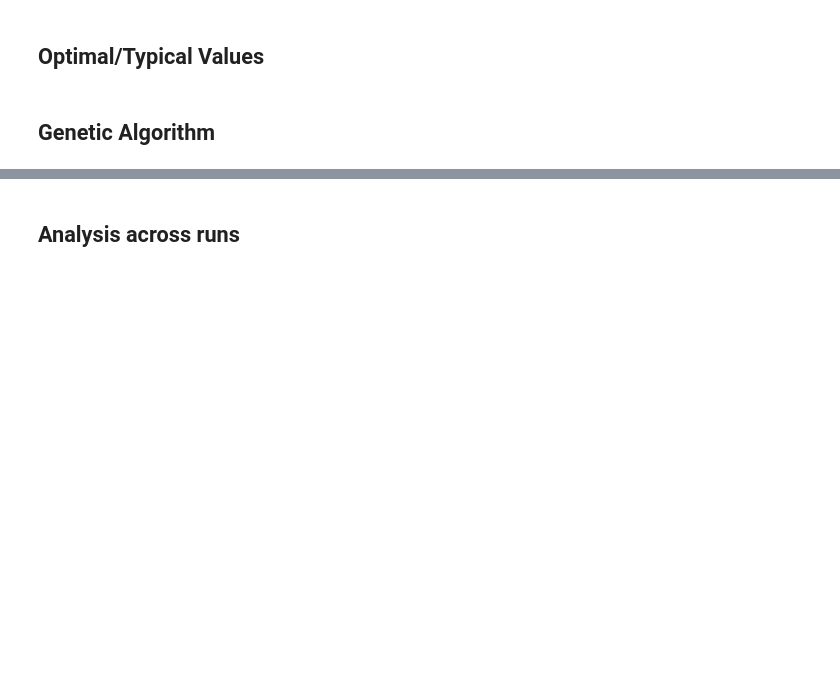
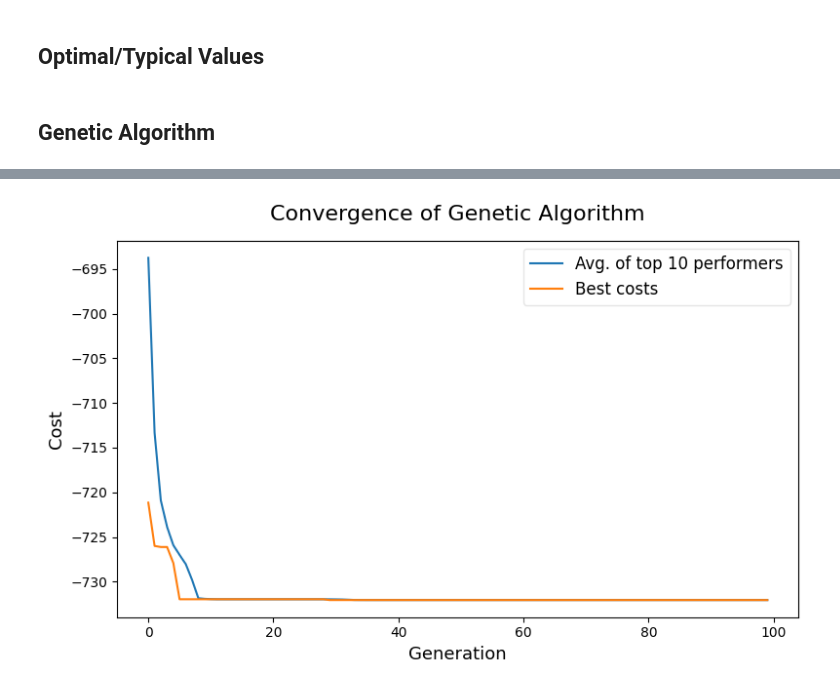
Before and after one commit to carlacupcake/smartfarm, a Jupyter notebook: src/smartfarm/examples/ga_parallel.ipynb, the cells around one changed output, grey strips where cells are left out. Cells and saved outputs as stored; diff of their text form; code cells hidden in the pictures; blank space fills up the shorter version.

```diff
--- a/src/smartfarm/examples/ga_parallel.ipynb
+++ b/src/smartfarm/examples/ga_parallel.ipynb
@@ -88,10 +68,10 @@ lower_bounds_dict = {
 lower_bounds = np.array([value for key, value in lower_bounds_dict.items()])
 # %%
 upper_bounds_dict = {
-    "irrigation_frequency":    24 * 7 * 2,   # once every 2 weeks
+    "irrigation_frequency":    24 * 7 * 10,   # once every 10 weeks
     "irrigation_amount":       1,            # inches per irrigation
-    "fertilization_frequency": 30 * 24 * 3,  # once every 3 months
-    "fertilization_amount":    1             # pounds per fertilization
+    "fertilization_frequency": 30 * 24 * 5,  # once every 5 months
+    "fertilization_amount":    300             # pounds per fertilization
 }
 upper_bounds = np.array([value for key, value in upper_bounds_dict.items()])
 # %%
@@ -107,7 +87,7 @@ bounds = DesignSpaceBounds(
 ga_params = GeneticAlgorithmParams(
     num_parents     = 16,  # number of design strings to breed
     num_kids        = 16,  # number of offspring design strings
-    num_generations = 200, # number of generations
+    num_generations = 100, # number of generations
     num_members     = 128, # number of simulations per generation
 )
 # %% [markdown]
@@ -166,5 +160,3 @@ with open(f"ga_parallel_result.pkl", "wb") as f:
 # %%
-'''
-with open("ga_parallel_result_1.pkl", "rb") as f:
+with open("ga_parallel_result.pkl", "rb") as f:
     result = pickle.load(f)
-'''
@@ -190,4 +196,4 @@ fig.tight_layout()
 # %%
-#result.plot_optimization_results()
+result.plot_optimization_results()
+# %% [output]
+[figure, added]
-# %% [markdown]
-## Analysis across runs
```
Also changed, not shown: parts of 15 cells of this notebook, 9 other files.
